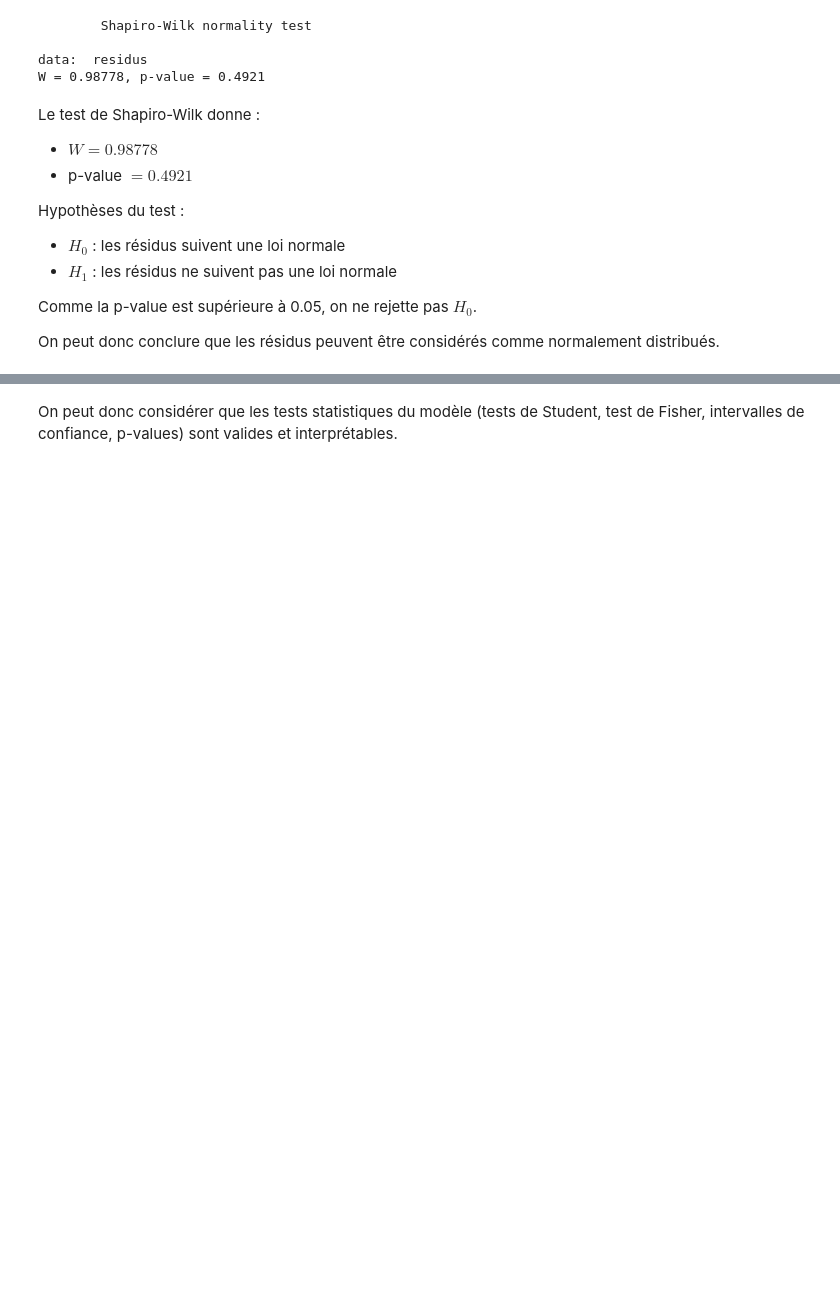
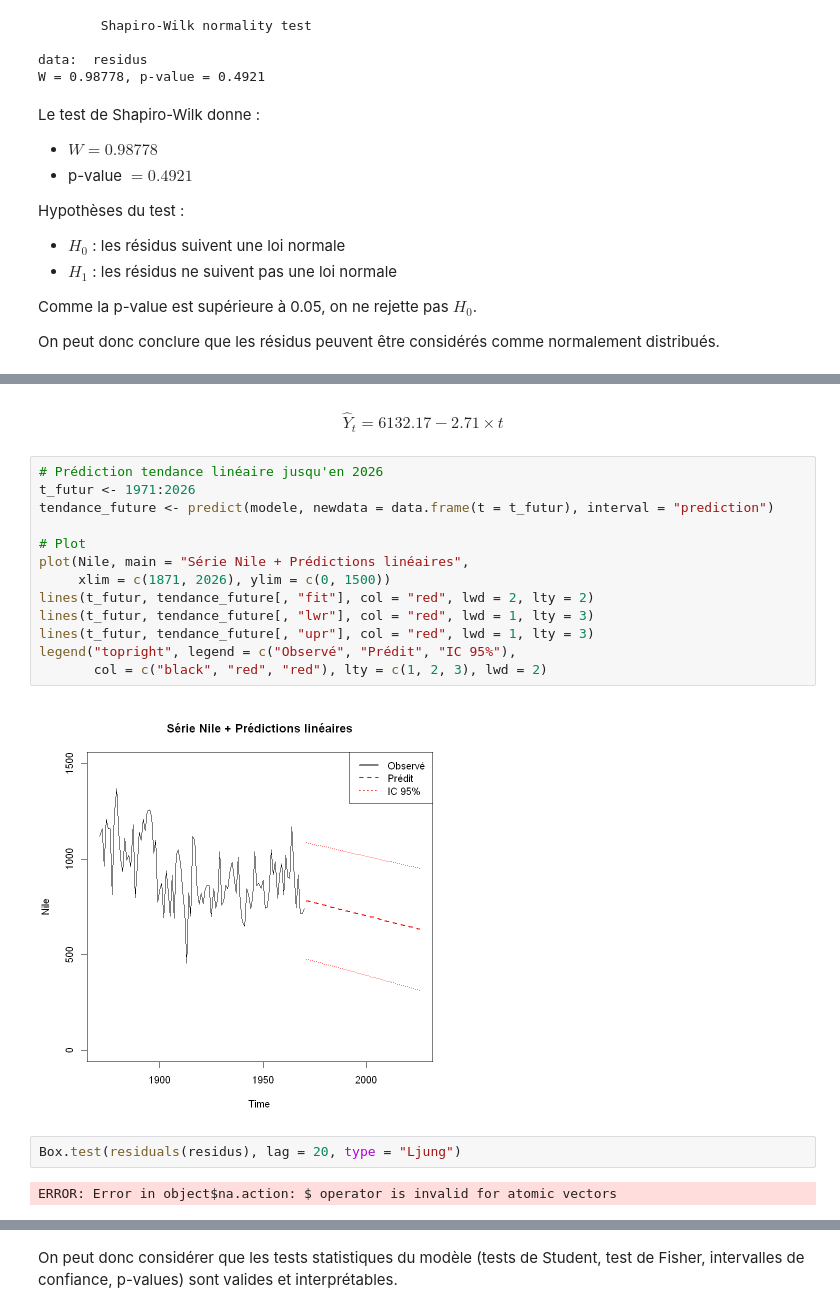
Before and after one commit to moh8dhia/nile-time-series, a Jupyter notebook: nile.ipynb, the cells around one changed output, grey strips where cells are left out. Saved outputs shown, nothing was run; the diff lists cells and outputs as text; blank space fills up the shorter version.

```diff
--- a/nile.ipynb
+++ b/nile.ipynb
@@ -240,0 +271,21 @@ On peut donc conclure que les résidus peuvent être considérés comme normalem
+# %% [markdown]
+$$\hat{Y}_t = 6132.17 - 2.71 \times t$$
+# %%
+# Prédiction tendance linéaire jusqu'en 2026
+t_futur <- 1971:2026
+tendance_future <- predict(modele, newdata = data.frame(t = t_futur), interval = "prediction")
+
+# Plot
+plot(Nile, main = "Série Nile + Prédictions linéaires",
+     xlim = c(1871, 2026), ylim = c(0, 1500))
+lines(t_futur, tendance_future[, "fit"], col = "red", lwd = 2, lty = 2)
+lines(t_futur, tendance_future[, "lwr"], col = "red", lwd = 1, lty = 3)
+lines(t_futur, tendance_future[, "upr"], col = "red", lwd = 1, lty = 3)
+legend("topright", legend = c("Observé", "Prédit", "IC 95%"),
+       col = c("black", "red", "red"), lty = c(1, 2, 3), lwd = 2)
+# %% [output]
+[figure, added]
+# %%
+Box.test(residuals(residus), lag = 20, type = "Ljung")
+# %% [output]
+ERROR: Error in object$na.action: $ operator is invalid for atomic vectors
```
Also changed, not shown: parts of 4 cells of this notebook.
